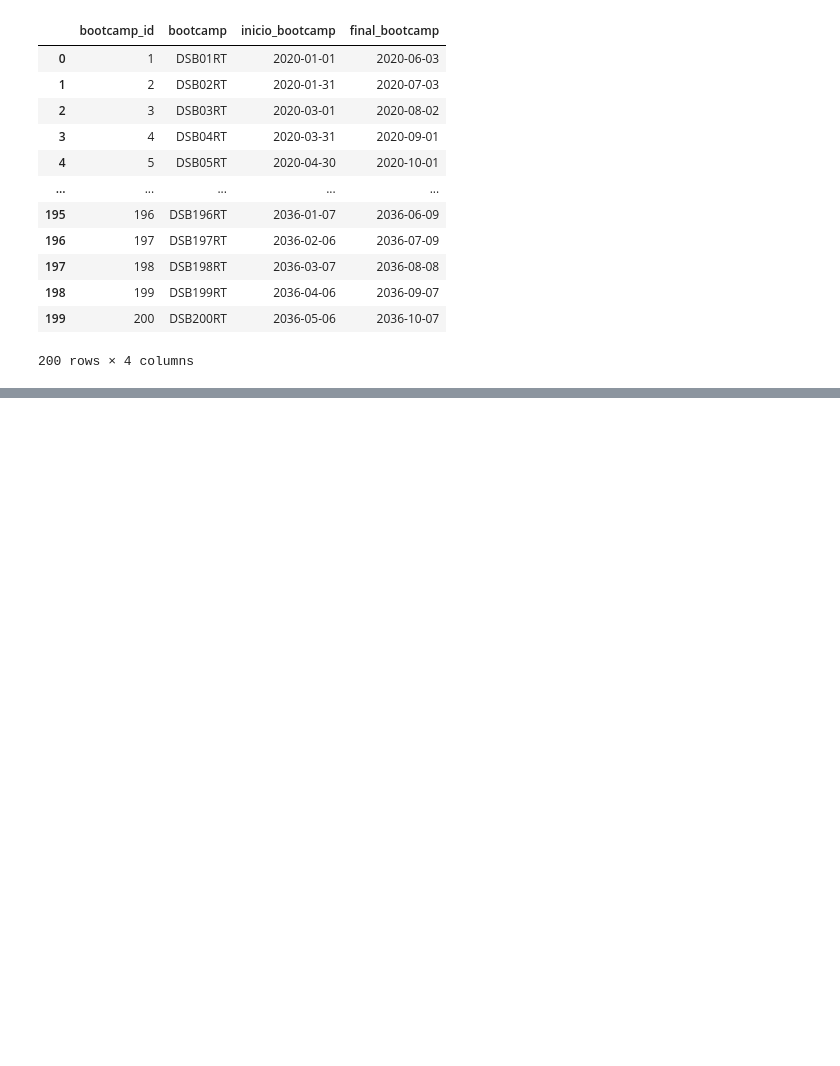
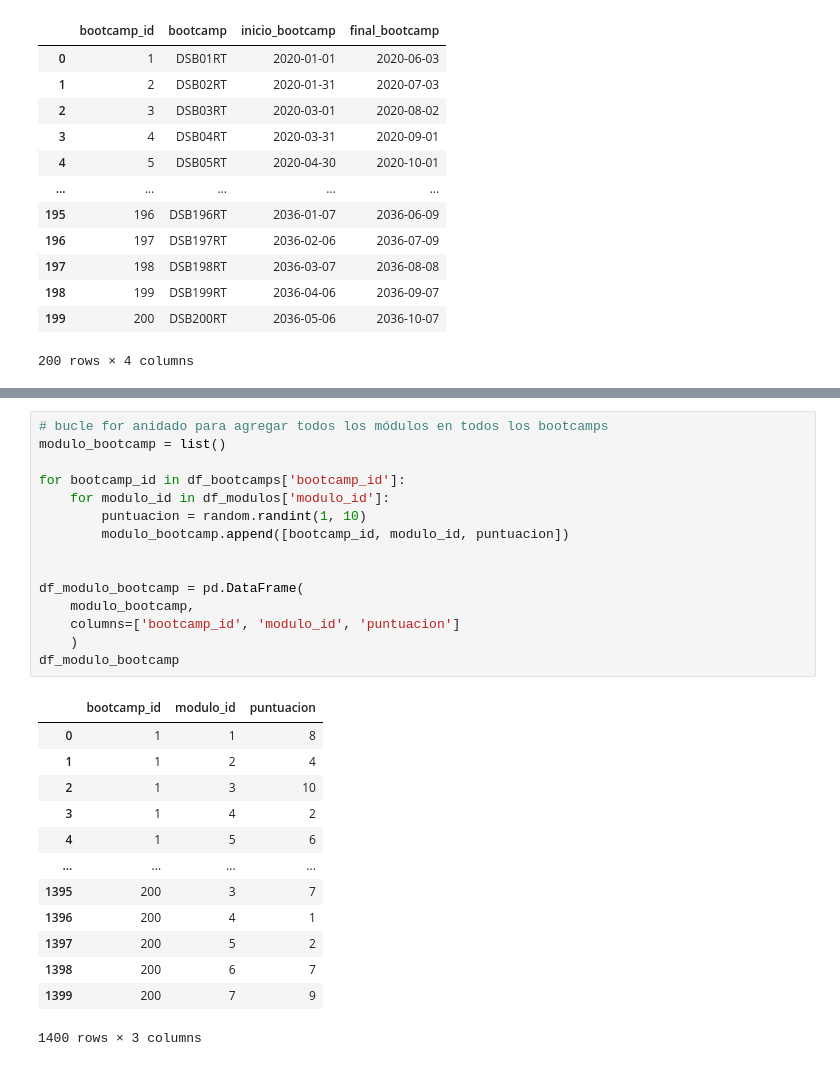
Before and after one commit to CaroliCosas/Bootcamp_Data_Science, a Jupyter notebook: 01. Notebooks Ejercicios/02.ejercicio_bootcamps.ipynb, the cells around one changed output, grey strips where cells are left out. Drawn from its saved outputs; the diff is of its cells as text; blank space fills up the shorter version.

```diff
--- a/01. Notebooks Ejercicios/02.ejercicio_bootcamps.ipynb
+++ b/01. Notebooks Ejercicios/02.ejercicio_bootcamps.ipynb
@@ -292,0 +302,29 @@ inscripciones
+# %%
+# bucle for anidado para agregar todos los módulos en todos los bootcamps
+modulo_bootcamp = list()
+
+for bootcamp_id in df_bootcamps['bootcamp_id']:
+    for modulo_id in df_modulos['modulo_id']:
+        puntuacion = random.randint(1, 10)
+        modulo_bootcamp.append([bootcamp_id, modulo_id, puntuacion])
+
+
+df_modulo_bootcamp = pd.DataFrame(
+    modulo_bootcamp,
+    columns=['bootcamp_id', 'modulo_id', 'puntuacion']
+    )
+df_modulo_bootcamp
+# %% [output]
+|  | bootcamp_id | modulo_id | puntuacion |
+| 0 | 1 | 1 | 8 |
+| 1 | 1 | 2 | 4 |
+| 2 | 1 | 3 | 10 |
+| 3 | 1 | 4 | 2 |
+| 4 | 1 | 5 | 6 |
+| ... | ... | ... | ... |
+| 1395 | 200 | 3 | 7 |
+| 1396 | 200 | 4 | 1 |
+| 1397 | 200 | 5 | 2 |
+| 1398 | 200 | 6 | 7 |
+| 1399 | 200 | 7 | 9 |
+1400 rows × 3 columns
```
Also changed, not shown: parts of 3 cells of this notebook, 5 other files.
